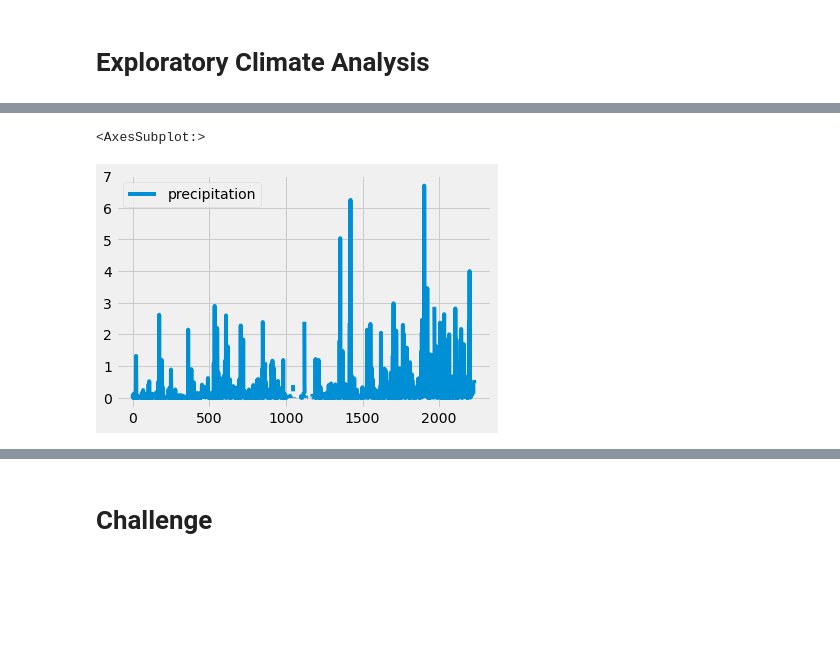
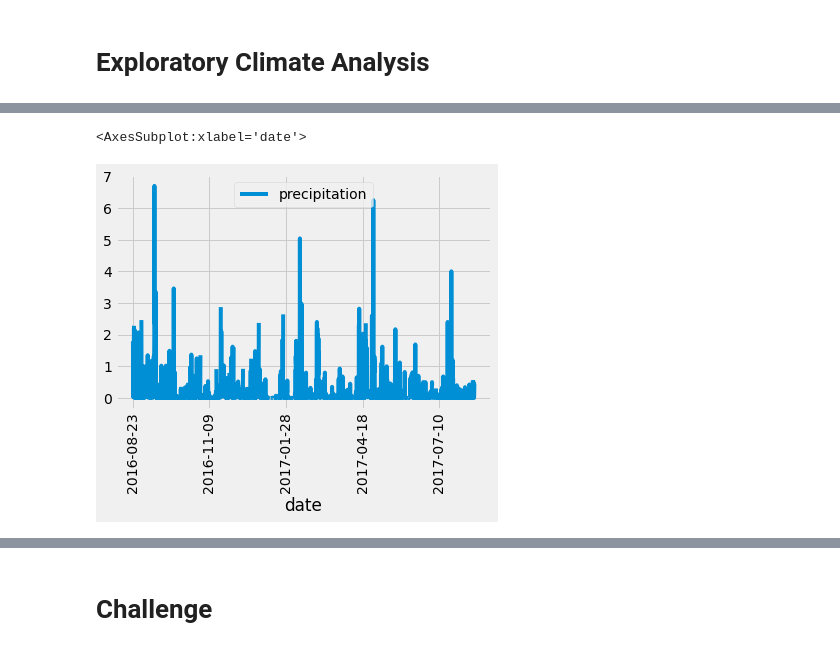
Before and after one commit to rhutDU18/surfs_up, a Jupyter notebook: climate_analysis (1).ipynb, the cells around one changed output, grey strips where cells are left out. Saved outputs shown, nothing was run; the diff lists cells and outputs as text; code cells hidden in the pictures; blank space fills up the shorter version.

```diff
--- a/climate_analysis (1).ipynb
+++ b/climate_analysis (1).ipynb
@@ -43,29 +43,37 @@ session = Session(engine)
 #Starting from the last data point in the database.
 
 
-prev_year = dt.date(2017, 8, 23)
+# We don't need this you're creating it below anyways.
+# prev_year = dt.date(2017, 8, 23)
 
 
 # Calculate the date one year from the last date in data set.
+# This looks good
 prev_year = dt.date(2017, 8, 23) - dt.timedelta(days=365)
 
 
 # Perform a query to retrieve the data and precipitation scores
-results = []
+# Here you've assigned an empty list to "results" but immediately overwrote it with a new assignment. So it's not needed.
+# results = []
+
+# This assignment for "results" is good
 results = session.query(Measurement.date, Measurement.prcp).filter(Measurement.date >= prev_year).all()
 #print(results)
+
 # Save the query results as a Pandas DataFrame and set the index to the date column
+# Looks good.
 df = pd.DataFrame(results, columns=['date','precipitation'])
-#df.set_index(df['date'], inplace=True)
+# We want this line (you had it commented out)
+df.set_index(df['date'], inplace=True)
 #print(df.to_string(index=False))
+# This line is good.
 df = df.sort_index()
 print(df.to_string(index=False))
 # Use Pandas to calcualte the summary statistics for the precipitation data
 
-# Use Pandas to calcualte the summary statistics for the precipitation data
-
 # Sort the dataframe by date
-df = df.sort_index()
+# We have already sorted by index above, so we don't need this
+# df = df.sort_index()
 print(df.to_string(index=False))
 # Use Pandas Plotting with Matplotlib to plot the data
 # %% [output]
@@ -91,7 +97,7 @@ print(df.to_string(index=False))
 # %%
-df.plot()
+df.plot(rot=90)
 # %% [output]
-<AxesSubplot:>
+<AxesSubplot:xlabel='date'>
-[figure, old version]
+[figure, new version]
 # %%
 # Use Pandas to calcualte the summary statistics for the precipitation data
```
Also changed, not shown: parts of 2 cells of this notebook.
